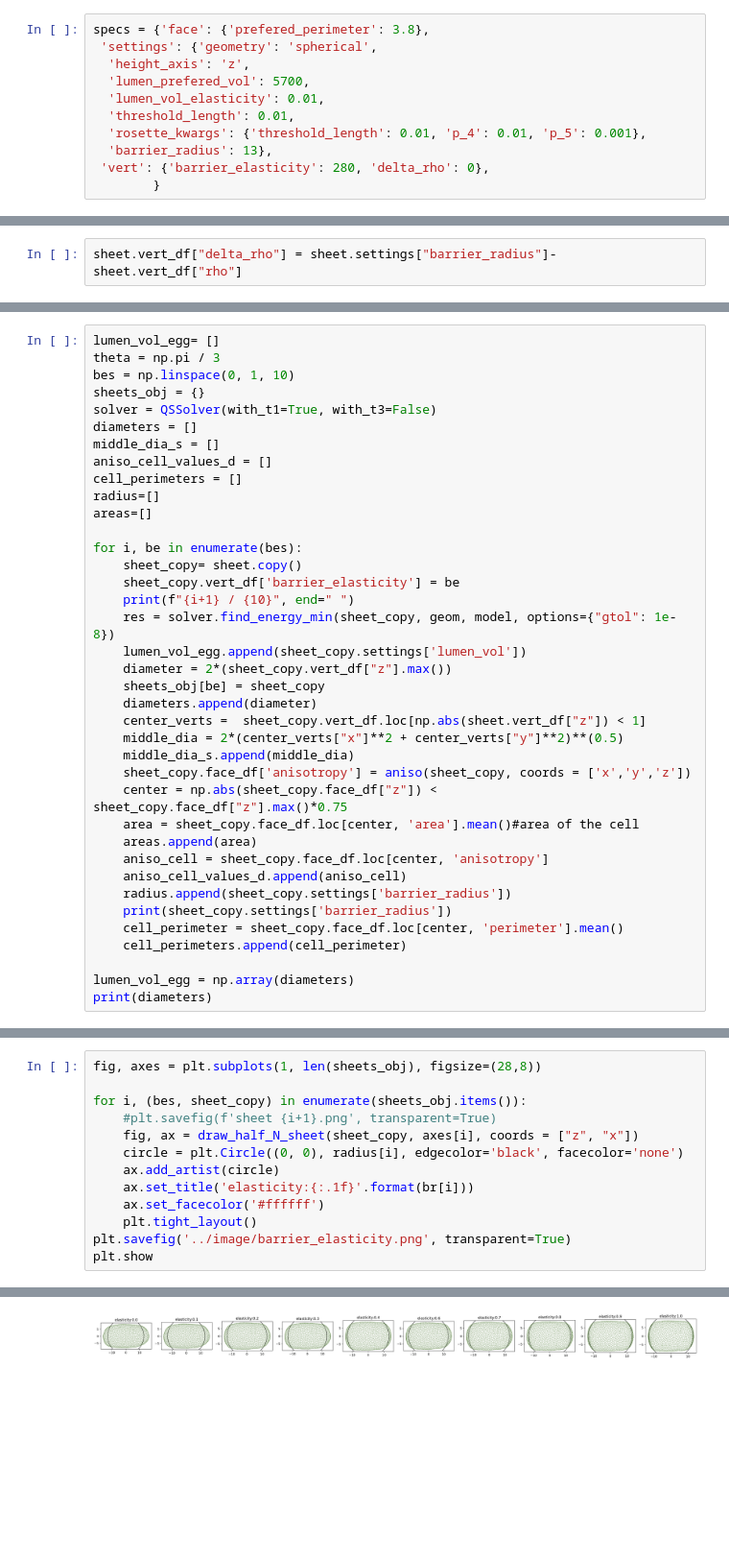
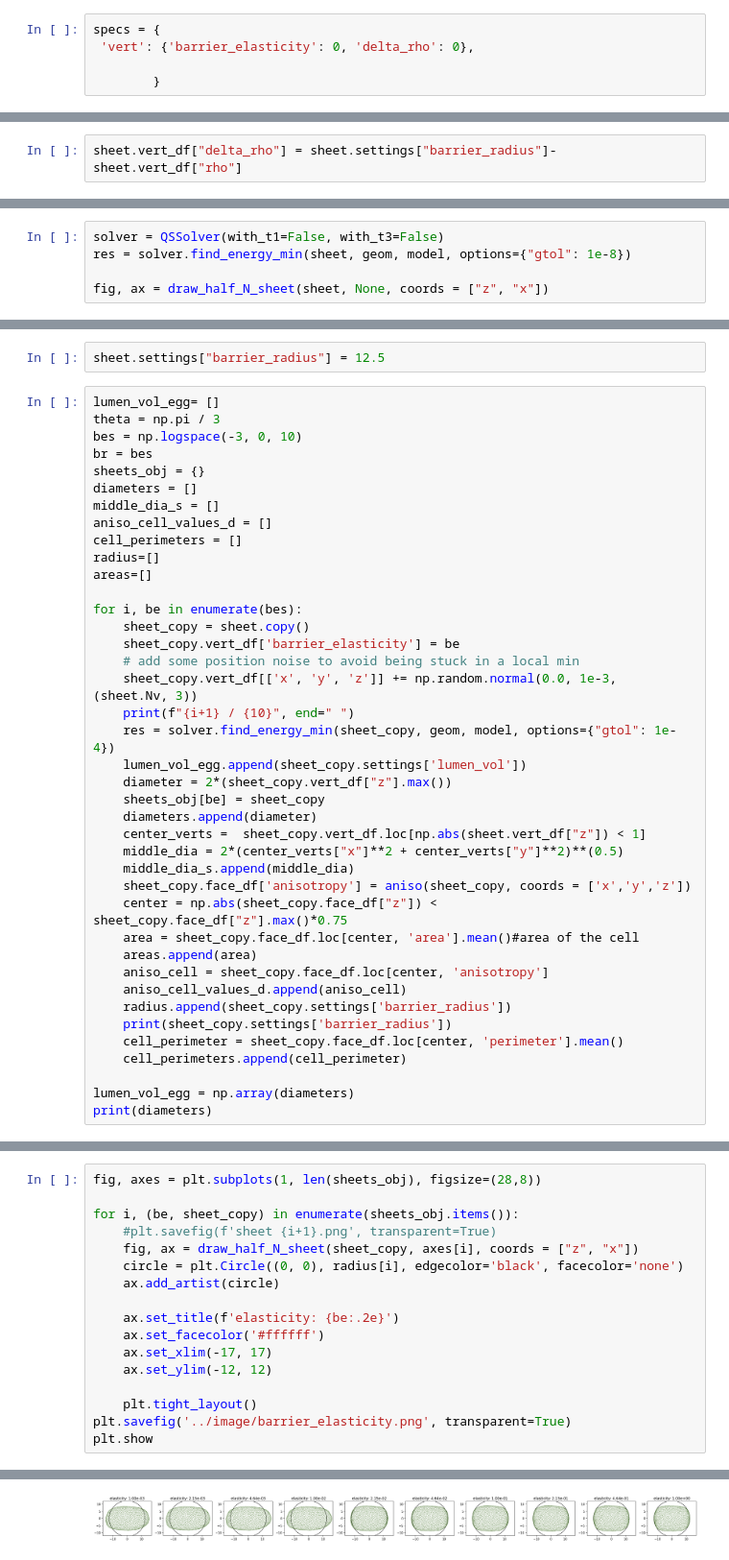
Before and after one commit to Lauragdlp/peripodial, a Jupyter notebook: notebook/barrier_elasticity.ipynb, the cells around one changed output, grey strips where cells are left out. Shown at 96% size. Drawn from its saved outputs; the diff is of its cells as text; blank space fills up the shorter version.

```diff
--- a/notebook/barrier_elasticity.ipynb
+++ b/notebook/barrier_elasticity.ipynb
@@ -60,13 +69,7 @@ geom.update_all(sheet)
 # %%
-specs = {'face': {'prefered_perimeter': 3.8},
- 'settings': {'geometry': 'spherical',
-  'height_axis': 'z',
-  'lumen_prefered_vol': 5700,
-  'lumen_vol_elasticity': 0.01,
-  'threshold_length': 0.01,
-  'rosette_kwargs': {'threshold_length': 0.01, 'p_4': 0.01, 'p_5': 0.001},
-  'barrier_radius': 13},
- 'vert': {'barrier_elasticity': 280, 'delta_rho': 0},
+specs = {
+ 'vert': {'barrier_elasticity': 0, 'delta_rho': 0},
+
         }
 # %%
 sheet.update_specs(specs, reset=True)
@@ -102,0 +81,5 @@ sheet.vert_df
+# %%
+solver = QSSolver(with_t1=False, with_t3=False)
+res = solver.find_energy_min(sheet, geom, model, options={"gtol": 1e-8})
+
+fig, ax = draw_half_N_sheet(sheet, None, coords = ["z", "x"])
@@ -103,9 +88,11 @@ sheet.vert_df
+# %%
+sheet.settings["barrier_radius"] = 12.5
 # %%
 lumen_vol_egg= []
 theta = np.pi / 3
-bes = np.linspace(0, 1, 10)
+bes = np.logspace(-3, 0, 10)
+br = bes
 sheets_obj = {}
-solver = QSSolver(with_t1=True, with_t3=False)
 diameters = []
 middle_dia_s = []
 aniso_cell_values_d = []
@@ -114,10 +101,12 @@ radius=[]
 areas=[]
 
 for i, be in enumerate(bes):
-    sheet_copy= sheet.copy()
+    sheet_copy = sheet.copy()
     sheet_copy.vert_df['barrier_elasticity'] = be
+    # add some position noise to avoid being stuck in a local min
+    sheet_copy.vert_df[['x', 'y', 'z']] += np.random.normal(0.0, 1e-3, (sheet.Nv, 3))
     print(f"{i+1} / {10}", end=" ")
-    res = solver.find_energy_min(sheet_copy, geom, model, options={"gtol": 1e-8})
+    res = solver.find_energy_min(sheet_copy, geom, model, options={"gtol": 1e-4})
     lumen_vol_egg.append(sheet_copy.settings['lumen_vol'])
     diameter = 2*(sheet_copy.vert_df["z"].max())
     sheets_obj[be] = sheet_copy
@@ -170,19 +135,23 @@ br
 # %%
 fig, axes = plt.subplots(1, len(sheets_obj), figsize=(28,8))
 
-for i, (bes, sheet_copy) in enumerate(sheets_obj.items()):
+for i, (be, sheet_copy) in enumerate(sheets_obj.items()):
     #plt.savefig(f'sheet {i+1}.png', transparent=True)
     fig, ax = draw_half_N_sheet(sheet_copy, axes[i], coords = ["z", "x"])
     circle = plt.Circle((0, 0), radius[i], edgecolor='black', facecolor='none')
     ax.add_artist(circle)
-    ax.set_title('elasticity:{:.1f}'.format(br[i]))
+
+    ax.set_title(f'elasticity: {be:.2e}')
     ax.set_facecolor('#ffffff')
+    ax.set_xlim(-17, 17)
+    ax.set_ylim(-12, 12)
+
     plt.tight_layout()
 plt.savefig('../image/barrier_elasticity.png', transparent=True)
 plt.show
 # %% [output]
 <function matplotlib.pyplot.show(close=None, block=None)>
-[figure, old version]
+[figure, new version]
 # %%
 colors = plt.cm.viridis_r([0.2, 0.6])
 fig, axs = plt.subplots(1, figsize=(8, 6))
```
Also changed, not shown: parts of 16 cells of this notebook, 17 other files.
